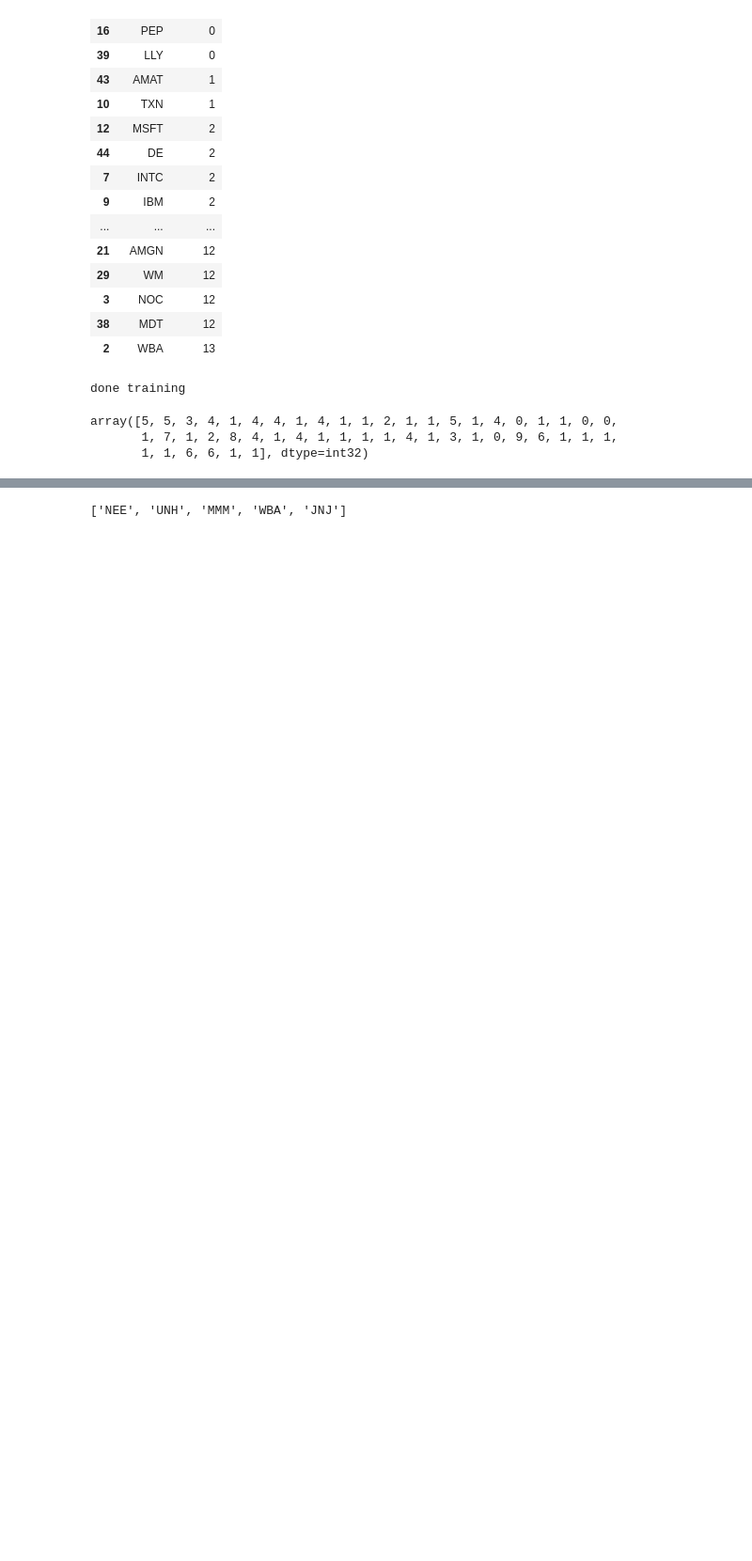
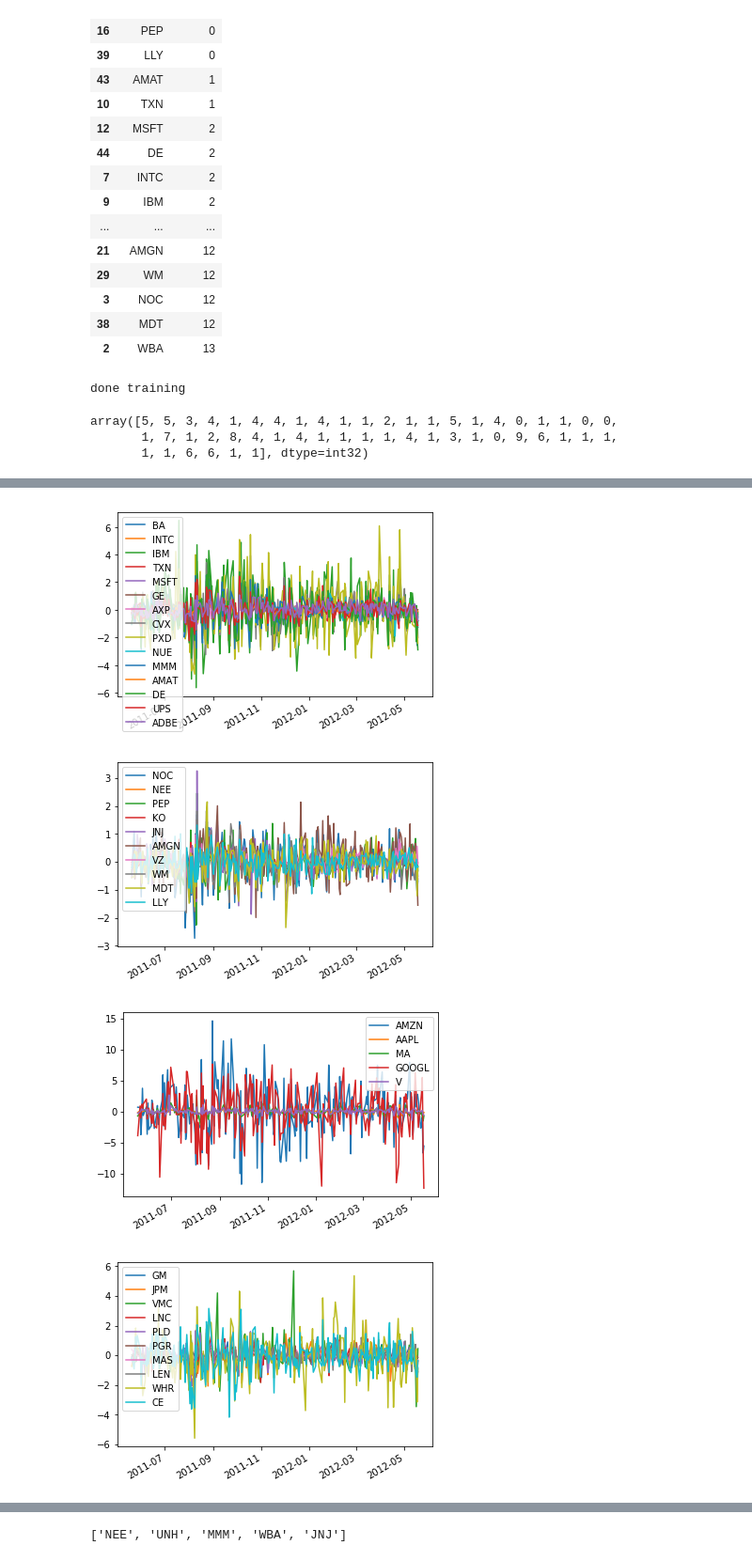
Before and after one commit to kevinclee26/portfolio_diversification_analysis, a Jupyter notebook: Untitled.ipynb, the cells around one changed output, grey strips where cells are left out. Shown: that part at 94% size. Saved outputs shown, nothing was run; the diff lists cells and outputs as text; code cells hidden in the pictures; blank space fills up the shorter version.

```diff
--- a/Untitled.ipynb
+++ b/Untitled.ipynb
@@ -286,3 +291,12 @@ array([5, 5, 3, 4, 1, 4, 4, 1, 4, 1, 1, 2, 1, 1, 5, 1, 4, 0, 1, 1, 0, 0,
        1, 1, 6, 6, 1, 1], dtype=int32)
 # %%
 import random
+# %%
+%time
+for each_cluster in range(len(result['Cluster'].unique())):
+    symbols=result[result['Cluster']==each_cluster]['Symbol']
+#     print(symbols.values)
+#     print(movement_df[movement_df.isin(symbols)])
+    movement_df.loc[symbols].T.plot().figure.savefig(f'static/images/fig_{each_cluster}.png')
+#     break
+# %% [output]
@@ -288,0 +305,4 @@ import random
+[figure, added]
+[figure, added]
+[figure, added]
+[figure, added]
```
Also changed, not shown: parts of 3 cells of this notebook, 11 other files.
